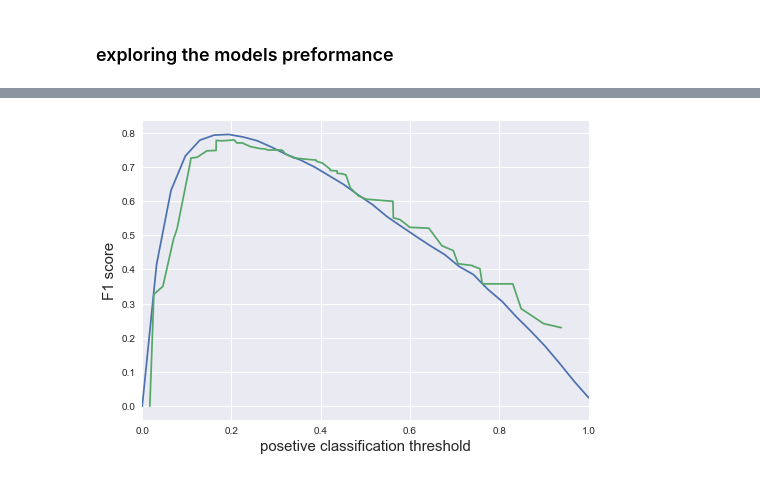
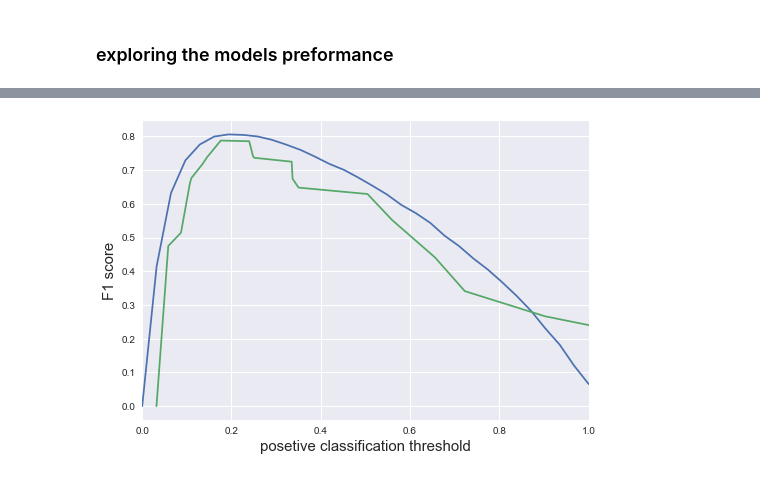
Before and after one commit to Israel0545488592/Intro2DS, a Jupyter notebook: intro2DS_final/classification.ipynb, the cells around one changed output, grey strips where cells are left out. Saved outputs shown, nothing was run; the diff lists cells and outputs as text; code cells hidden in the pictures.

```diff
--- a/intro2DS_final/classification.ipynb
+++ b/intro2DS_final/classification.ipynb
@@ -816,18 +784,0 @@ for i in range(len(check_list)):
-# %%
-df_dtc = X1
-# %%
-dtc = tree.DecisionTreeClassifier()
-
-dtc.fit(df_dtc[:train_size],Y[:train_size])
-y_pred = dtc.predict(df_dtc[train_size:])
-a = metrics.accuracy_score(Y[train_size:], y_pred)
-
-cols = df_dtc.columns
-
-for i in cols:
-    X = df_dtc.drop(i, axis = 1)
-    dtc.fit(X[:train_size],Y[:train_size])
-    y_pred = dtc.predict(X[train_size:])
-    b = metrics.accuracy_score(Y[train_size:], y_pred)
-    if b >= a:
-        df_dtc = X
@@ -864,5 +807,5 @@ print(max(scores))
 # %%
-maxL = 60
+maxL = 20
 # %%
 #the criterion atrabute states wich type of calculation the algorithm use to detrmain
 #which split produces the most purity
@@ -906,5 +849,5 @@ print(max(scores))
 # %%
-minL = 200
+minL = 3000
 # %%
 dtc = tree.DecisionTreeClassifier(min_samples_leaf = minL, max_leaf_nodes = maxL)
 dtc.fit(df_dtc[:train_size], Y[:train_size])
@@ -1038,19 +981,13 @@ plt.show()
 # %%
-tpr_dtc = tpr_dtc[1:]
-tpr_knn = tpr_knn[1:]
-fpr_dtc = fpr_dtc[1:]
-fpr_knn = fpr_knn[1:]
-#^^^^Cant devide by zero but thats the first value^^^^^#
-
 f1_knn = (2*(tpr_knn*(1 - fpr_knn)))/(tpr_knn + (1 - fpr_knn))
 f1_dtc = (2*(tpr_dtc*(1 - fpr_dtc)))/(tpr_dtc + (1 - fpr_dtc))
 
 
-sns.lineplot(thresholds_knn[1:], f1_knn)
-sns.lineplot(thresholds_dtc[1:], f1_dtc)
+sns.lineplot(thresholds_knn, f1_knn)
+sns.lineplot(thresholds_dtc, f1_dtc)
 plt.xlim([0.0, 1.0])
 plt.ylabel('F1 score', fontsize = 15)
 plt.xlabel('posetive classification threshold', fontsize = 15)
 plt.show()
 # %% [output]
-[figure, old version]
+[figure, new version]
```
Also changed, not shown: parts of 53 cells of this notebook.
